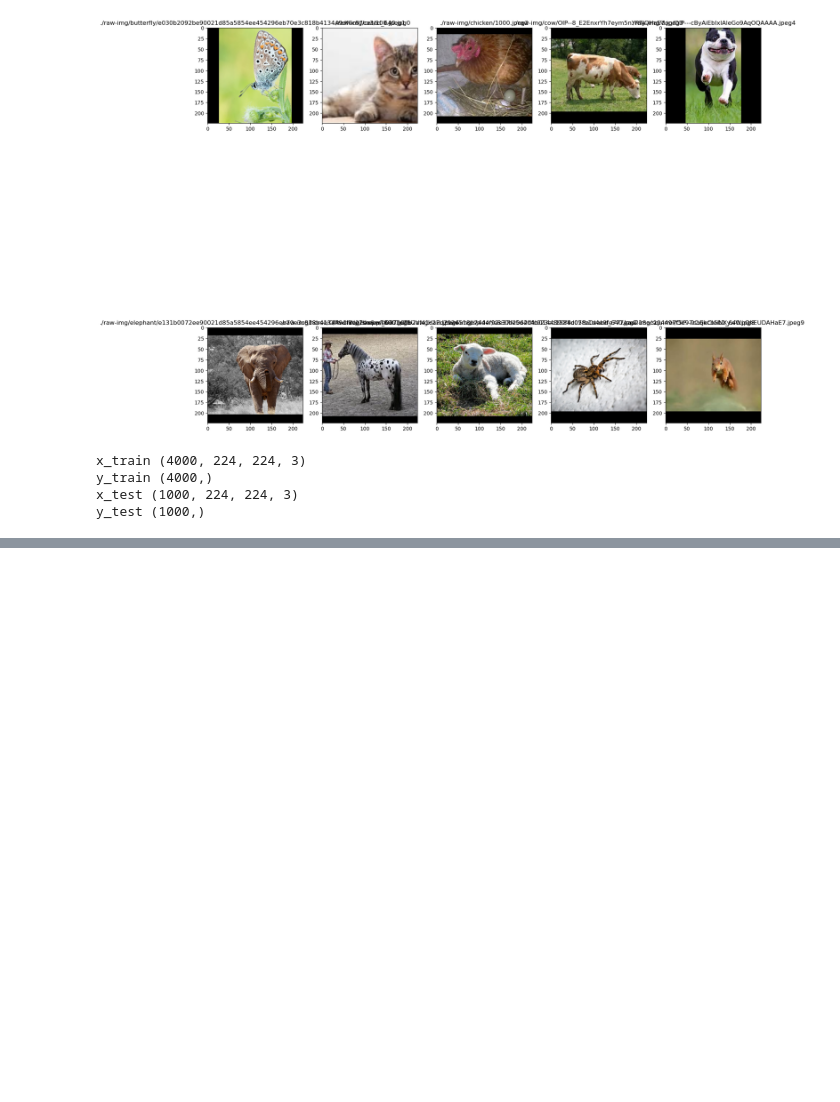
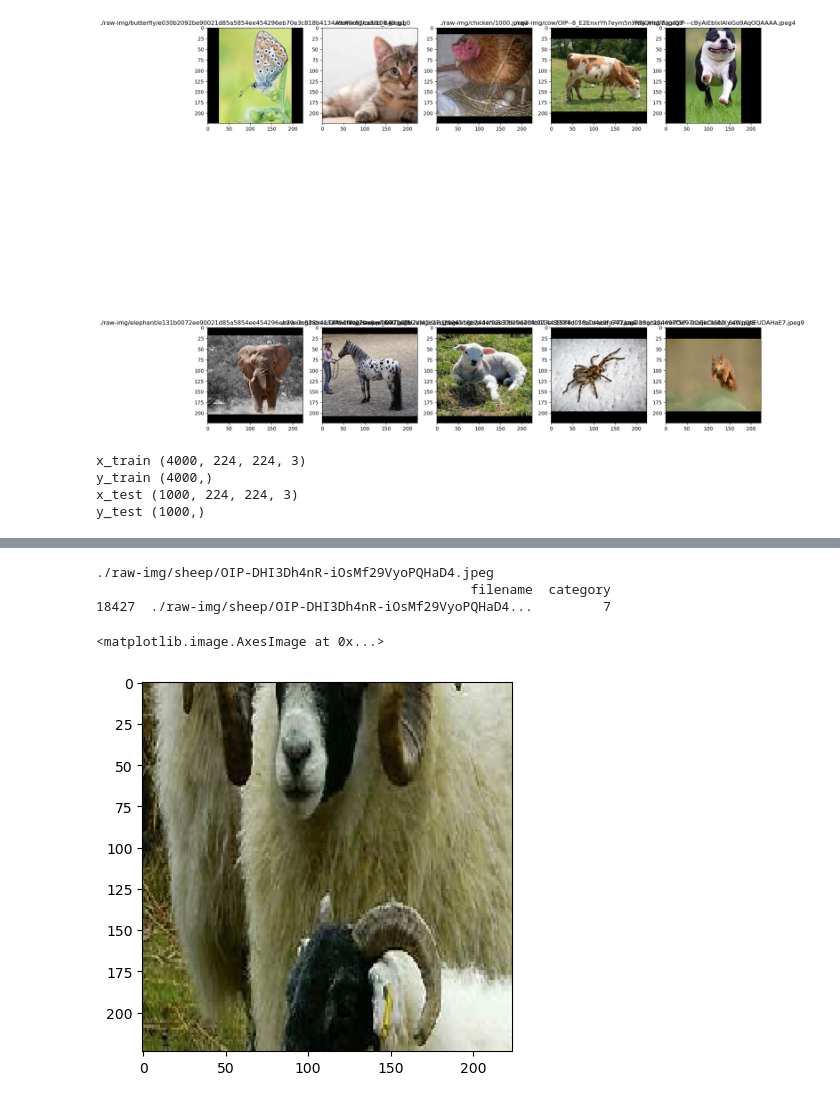
Before and after one commit to bflorestal/devinette-ia, a Jupyter notebook: notebooks/animal-recognition/cnn1.old.ipynb, the cells around one changed output, grey strips where cells are left out. Saved outputs shown, nothing was run; the diff lists cells and outputs as text; code cells hidden in the pictures; blank space fills up the shorter version.

```diff
--- a/notebooks/traitements.ipynb
+++ b/notebooks/animal-recognition/cnn1.old.ipynb
@@ -171,7 +172,7 @@ fig, axes = plt.subplots(nrows=2, ncols=5, figsize=(20,20))
 for i in range(10):
     path = train_df[train_df.category == i].values[2]
 
-    axes[i//5, i%5].set_title(path[0] + str(path[1]))
+    axes[i//5, i%5].set_title(f"{path[0]} {str(path[1])}")
     axes[i//5, i%5].imshow(images[train_df[train_df.filename == path[0]].index[0]])
 # %% [output]
 [figure]
@@ -221,0 +315,17 @@ name_animal = []
+# %%
+def get_random_image_file():
+    """Prend une image aléatoire dans le dossier raw-img"""
+    img_folder_names = os.listdir("./raw-img/")
+    folder = np.random.choice(img_folder_names)
+    img_names = os.listdir(f"./raw-img/{folder}")
+    img_name = np.random.choice(img_names)
+    path = f"./raw-img/{folder}/{img_name}"
+    return path
+# %%
+img_path = get_random_image_file()
+
+# Chargement et prétraitement de l'image
+img = image.load_img(img_path, target_size=(224, 224))
+x = image.img_to_array(img)
+x = np.expand_dims(x, axis=0)
+x = preprocess_input(x)
@@ -221,0 +341,12 @@ name_animal = []
+# %%
+print(img_path)
+print(df[df.filename == img_path])
+
+# Affichage de l'image
+plt.imshow(img)
+# %% [output]
+./raw-img/sheep/OIP-DHI3Dh4nR-iOsMf29VyoPQHaD4.jpeg
+                                                filename  category
+18427  ./raw-img/sheep/OIP-DHI3Dh4nR-iOsMf29VyoPQHaD4...         7
+<matplotlib.image.AxesImage at 0x...>
+[figure, added]
```
Also changed, not shown: parts of 13 cells of this notebook.
